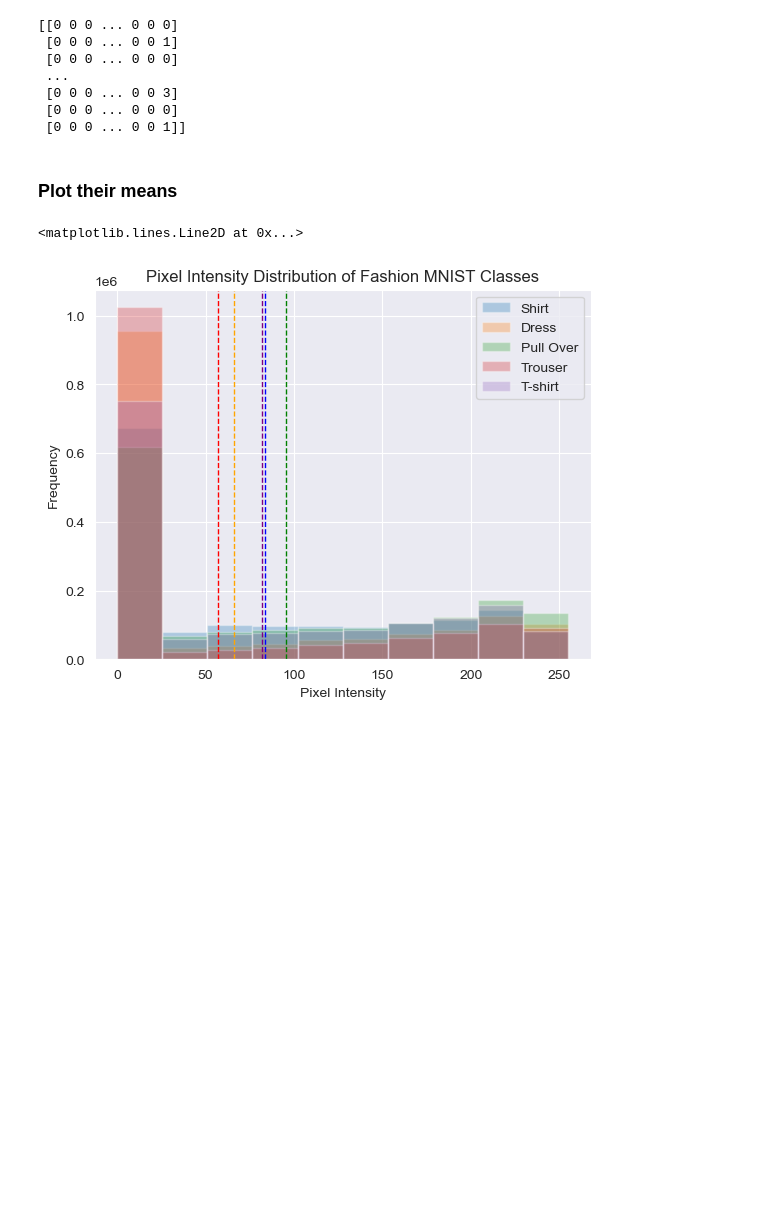
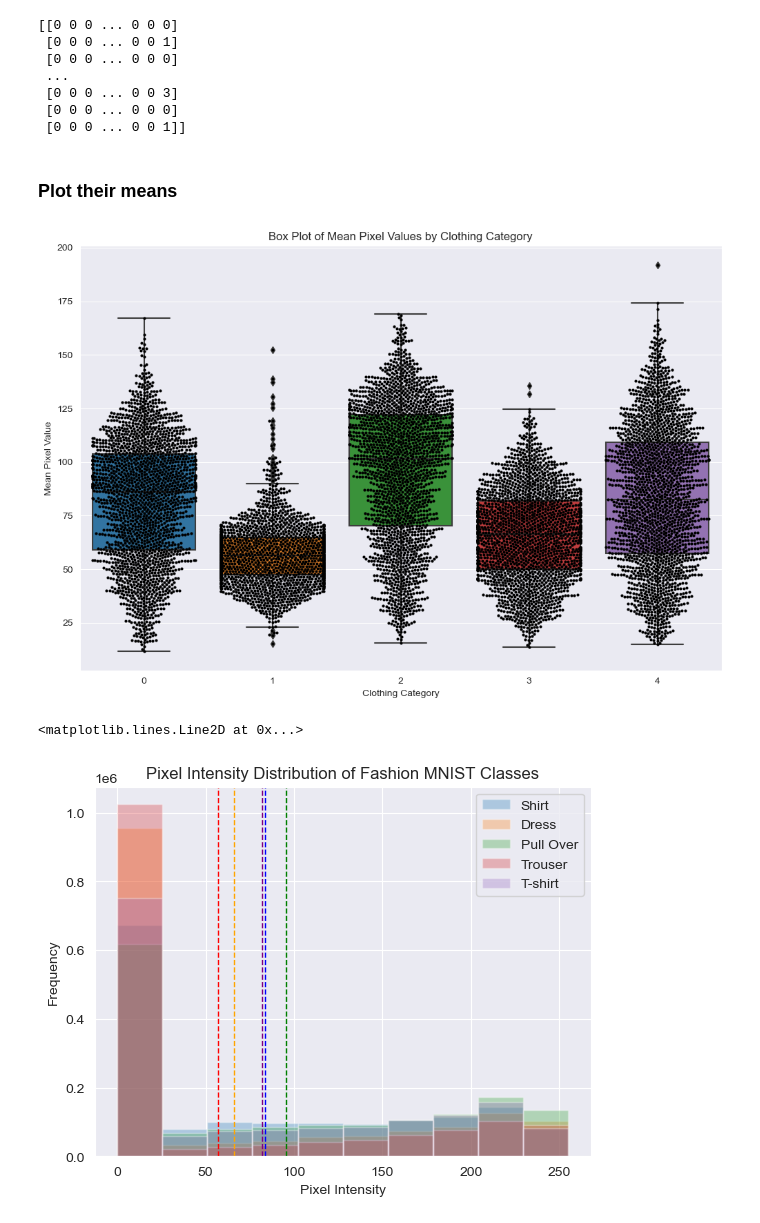
Before and after one commit to PetyaPetrova96/clasifying-clothing-types-, a Jupyter notebook: project.ipynb, the cells around one changed output. Saved outputs shown, nothing was run; the diff lists cells and outputs as text; code cells hidden in the pictures; blank space fills up the shorter version.

```diff
--- a/steps.ipynb
+++ b/project.ipynb
@@ -90,6 +90,37 @@ print(train_data)
  [0 0 0 ... 0 0 1]]
 # %% [markdown]
 ### Plot their means
+# %%
+
+# Load training data
+train_data = np.load('fashion_train.npy')
+
+# last column (785) is the category
+categories = train_data[:, -1].astype(int)
+
+# The pixel values are in the first 784 columns
+pixel_values = train_data[:, :-1]
+
+# Convert pixel values to grayscale images (28x28)
+images = pixel_values.reshape(-1, 28, 28)
+
+# Create a DataFrame for Seaborn
+df = pd.DataFrame({'Category': categories, 'Mean Pixel Value': pixel_values.mean(axis=1)})
+
+# Create a box plot with Seaborn
+plt.figure(figsize=(12, 8))
+sns.boxplot(x='Category', y='Mean Pixel Value', data=df)
+
+# Add points for individual data points (optional)
+sns.swarmplot(x='Category', y='Mean Pixel Value', data=df, color='black', size=3)
+
+# Show the plot
+plt.title('Box Plot of Mean Pixel Values by Clothing Category')
+plt.xlabel('Clothing Category')
+plt.ylabel('Mean Pixel Value')
+plt.show()
+# %% [output]
+[figure, added]
 # %%
 #get list of
 t_shirt_list = []
```
Also changed, not shown: parts of 26 cells of this notebook, 2 other files.
